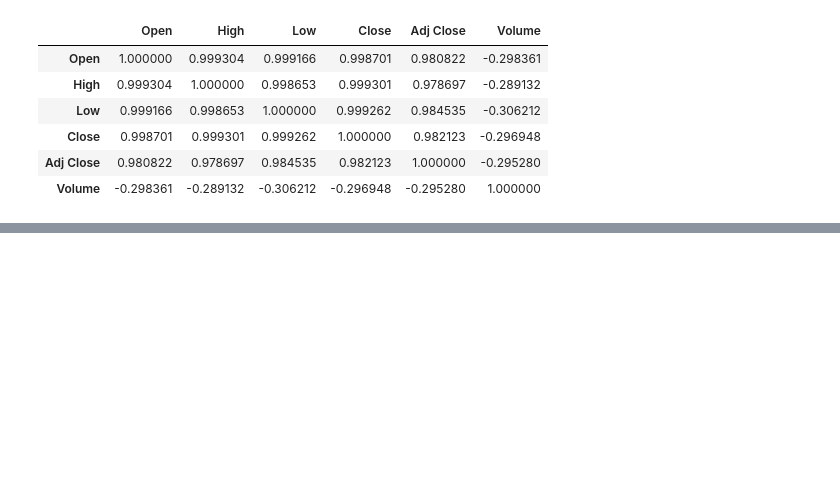
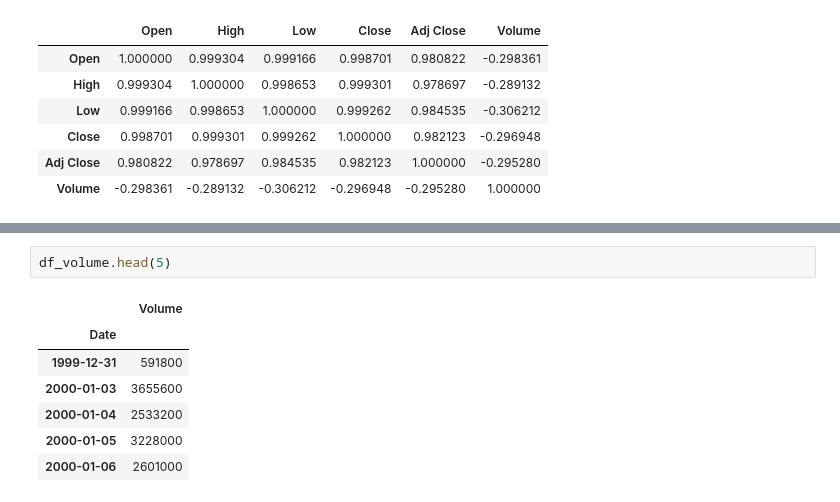
Before and after one commit to cohensaeb/AIDI_1002_Labs, a Jupyter notebook: week_2/AIDI_1002_Week_2_Lab_2.ipynb, the cells around one changed output, grey strips where cells are left out. Drawn from its saved outputs; the diff is of its cells as text; blank space fills up the shorter version.

```diff
--- a/week_2/AIDI_1002_Week_2_Lab_2.ipynb
+++ b/week_2/AIDI_1002_Week_2_Lab_2.ipynb
@@ -400,0 +393,10 @@ rolling_mean
+# %%
+df_volume.head(5)
+# %% [output]
+|  | Volume |
+| Date |  |
+| 1999-12-31 | 591800 |
+| 2000-01-03 | 3655600 |
+| 2000-01-04 | 2533200 |
+| 2000-01-05 | 3228000 |
+| 2000-01-06 | 2601000 |
```
Also changed, not shown: parts of 10 cells of this notebook.
